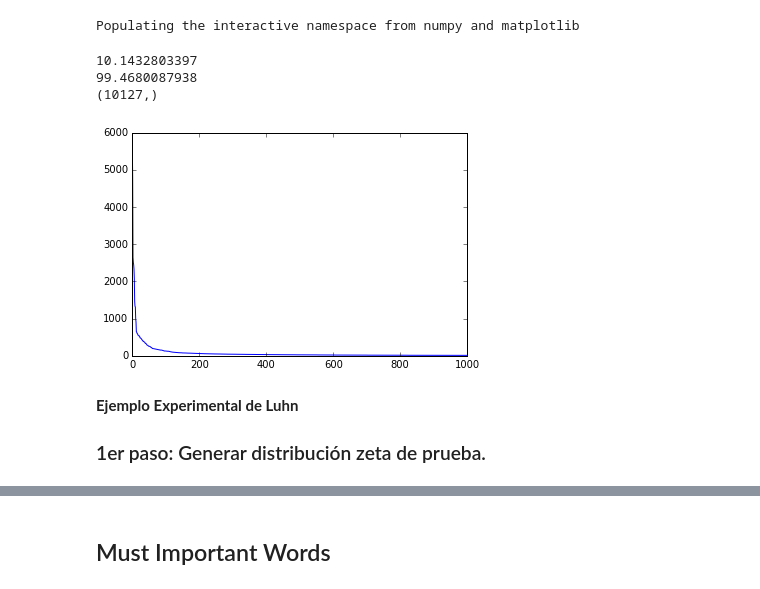
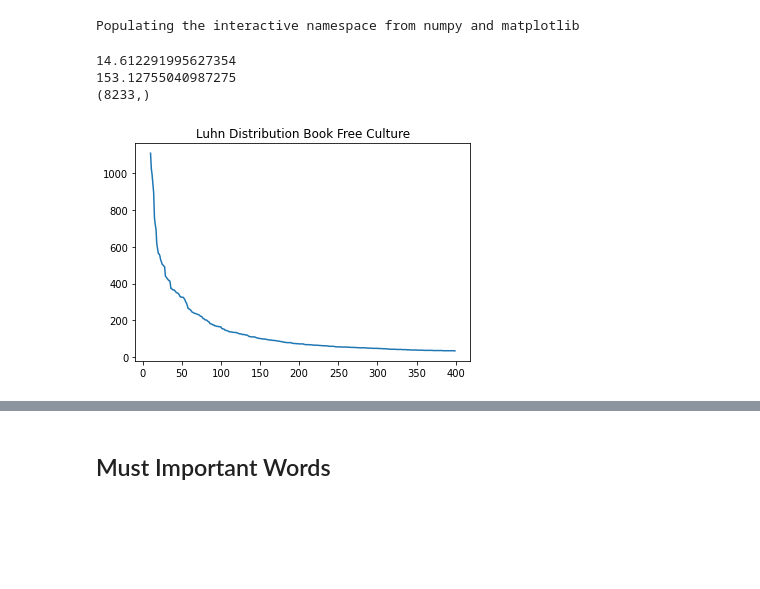
Before and after one commit to sorice/preprocess, a Jupyter notebook: docs/edu/filtering-words-with-Luhn.ipynb, the cells around one changed output, grey strips where cells are left out. Cells and saved outputs as stored; diff of their text form; code cells hidden in the pictures; blank space fills up the shorter version.

Commit message:
doc: new advanced example of using preprocess for text data mining

```diff
--- a/docs/edu/filtering-words-with-Luhn.ipynb
+++ b/docs/edu/filtering-words-with-Luhn.ipynb
@@ -71,6 +80,6 @@ texto = open('data/SoftwareWars2.txt').read().lower()
 # %%
 from nltk.tokenize import RegexpTokenizer
 tokenizer = RegexpTokenizer("\s+", gaps=True)
-tokens = tokenizer.tokenize(texto)
-print ("Total de palabras: ", len(tokens))
+tokens = tokenizer.tokenize(text)
+print ("Total words: ", len(tokens))
 # %% [output]
@@ -110,6 +120,6 @@ delante, podemos usar el elemento *tupla[i][0]* como parámetro de ordenamiento.
 # %%
 tupla=sorted(tupla)
-print ("Las 5 palabras más utilizadas son:")
-for i in range(1,6):
+print ("The 10 must frequent words are:")
+for i in range(1,11):
     print (tupla[-i][1],":",tupla[-i][0])
 # %% [output]
@@ -121,0 +139,9 @@ a : 2445
+# %%
+import time
+from nltk.corpus import stopwords
+timei = time.time()
+english_stops = set(stopwords.words('en'))
+#This updates are agregated after some experimental observation, because
+#normalization process required more analysis time
+english_stops.update(['would','pm','pages','page','th', '_r', 'could','pass','jm_qxd','❚❘','one'])
+print(english_stops)
@@ -122,33 +150,29 @@ a : 2445
 # %%
-import time
-from nltk.corpus import stopwords
-timei = time.time()
-english_stops = set(stopwords.words('en'))
 tokens_afterstops=[]
 for k in range(len(tokens)-1):
     if tokens[k] not in english_stops and len(tokens[k])>1:
         tokens_afterstops.append(tokens[k])
 timef = time.time()-timei
-print ("Tiempo de filtrado de stopwords: ",timef)
+print ("Stopword filtering time: ",timef)
 
 tokens_unique1 = set(tokens_afterstops)
 dict1 = {} #dict con keys = set de tokens after stops
 for word in tokens_unique1:
     dict1[word]=0
 
-tupla1 = [] #Creando lista de tuplas(# ocurrencias,word) sin stopwords
+tupla1 = [] #Creating list of tuples (frequence,word) without stopwords
 for token in tokens_afterstops:
     dict1[token]+=1
 for word in dict1:
     tupla1.append([dict1[word],word])
 tupla1=sorted(tupla1)
 
-print ("Palabras únicas sin stops:", len(tokens_unique1))
-print ("Las 5 palabras más utilizadas después de filtrar los stopwords son:")
-for i in range(1,6):
+print ("Uunique words without stopw:", len(tokens_unique1))
+print ("The 10 must frequent words after stopwords filtering are:")
+for i in range(1,11):
     print (tupla1[-i][1],":",tupla1[-i][0])
-print ("Total de palabras del texto: ", len(tokens))
-print ("Palabras en el texto sin stopwords:", len(tokens_afterstops))
-print ("Palabras eliminadas en el proceso de filtrado de stopwords:",
+print ("Total words: ", len(tokens))
+print ("Total text words without stopwords:", len(tokens_afterstops))
+print ("Deleted words after stopwords filtering:",
 len(tokens)-len(tokens_afterstops))
 # %% [output]
@@ -177,28 +206,24 @@ valores que posteriormente se usarán en muchos cálculos.
 # %% [output]
 Populating the interactive namespace from numpy and matplotlib
 # %%
-import scipy
 xarray = []
-t=scipy.linspace(0,len(tupla),num=len(tupla))
+t=numpy.linspace(0,len(tupla),num=len(tupla))
 for i in range(len(tupla)):
     xarray.append(tupla[i][0])
 xarray.reverse()
 
 x = numpy.array(xarray,dtype=numpy.int16)
 mux = x.mean()
 sigmax = x.std()
 print (mux)
 print (sigmax)
 print (x.shape)
 
-plt.plot(t[:1000],x[:1000])
+plt.plot(t[10:400],x[10:400])
+plt.title("Luhn Distribution Book Free Culture")
 plt.show()
 # %% [output]
-10.1432803397
-99.4680087938
-(10127,)
+14.612291995627354
+153.12755040987275
+(8233,)
-[figure, old version]
+[figure, new version]
-# %% [markdown]
-**Ejemplo Experimental de Luhn**
-
-### 1er paso: Generar distribución zeta de prueba.
```
Also changed, not shown: parts of 35 cells of this notebook, 1 other file.
